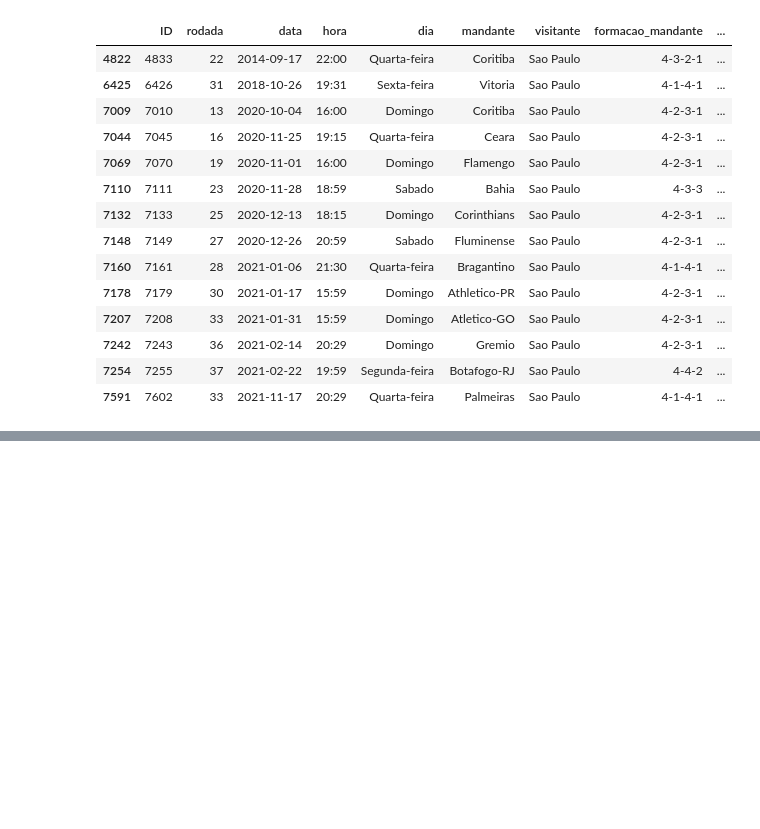
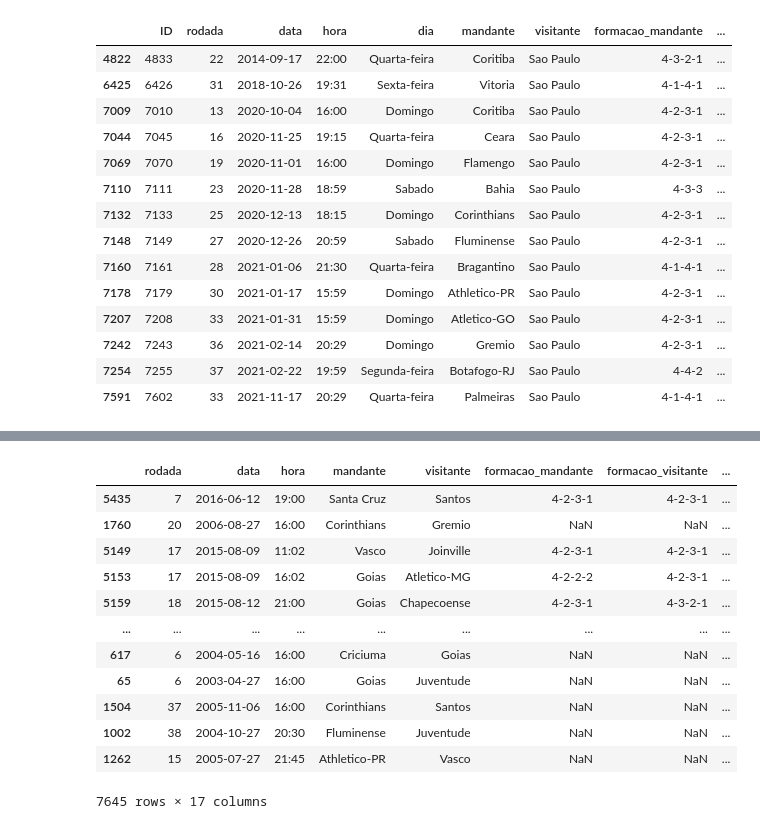
Before and after one commit to LeonardoHyppolito/Estudos, a Jupyter notebook: analise_com_pandas.ipynb, the cells around one changed output, grey strips where cells are left out. Drawn from its saved outputs; the diff is of its cells as text; code cells hidden in the pictures; blank space fills up the shorter version.

```diff
--- a/analise_com_pandas.ipynb
+++ b/analise_com_pandas.ipynb
@@ -750,0 +1129,3 @@ formacao4_4_2
+# %%
+# Logo para salvar a informação passamos:
+df.drop(columns= "ID", inplace= True)
@@ -750,0 +1142,3 @@ formacao4_4_2
+# %%
+# Uma outra possibilidade é excluirmos mais de uma coluna em uma mesma linha de código. Para isso, utilizamos as listas.
+df.drop(columns= ["dia", "arena"], inplace= True)
@@ -750,0 +1169,5 @@ formacao4_4_2
+# %%
+# Adicionar novas colunas pode ser bastante interessante, para uma análise, podemos, por exemplo, criar uma coluna com uma condicional, neste conjunto de
+#dados, poderíamos criar uma coluna mandante_vencedor, sempre que o mandante_placar fosse maior que o visitante_placar.
+df['país'] = "Brasil"
+#Dessa maneira. o df vai buscar uma coluna chamada pais, não encontrará, e criará uma.
@@ -750,0 +1188,3 @@ formacao4_4_2
+# %%
+# Agora tudo começa a ficar interessante, vamos criar uma coluna que conte quantos gols tem na partida.
+df["gols_partida"] = df["mandante_placar"] + df["visitante_placar"]
@@ -750,0 +1285,17 @@ formacao4_4_2
+# %%
+# Uma maneira mais visual de realizar a mesma coisa, é utilizando o parâmetro by, deste método:
+df.sort_values(by="mandante_placar") # by escolhe a coluna, e organiza em ordem crescente por default
+# %% [output]
+|  | rodada | data | hora | mandante | visitante | formacao_mandante | formacao_visitante | ... |
+| 5435 | 7 | 2016-06-12 | 19:00 | Santa Cruz | Santos | 4-2-3-1 | 4-2-3-1 | ... |
+| 1760 | 20 | 2006-08-27 | 16:00 | Corinthians | Gremio | NaN | NaN | ... |
+| 5149 | 17 | 2015-08-09 | 11:02 | Vasco | Joinville | 4-2-3-1 | 4-2-3-1 | ... |
+| 5153 | 17 | 2015-08-09 | 16:02 | Goias | Atletico-MG | 4-2-2-2 | 4-2-3-1 | ... |
+| 5159 | 18 | 2015-08-12 | 21:00 | Goias | Chapecoense | 4-2-3-1 | 4-3-2-1 | ... |
+| ... | ... | ... | ... | ... | ... | ... | ... | ... |
+| 617 | 6 | 2004-05-16 | 16:00 | Criciuma | Goias | NaN | NaN | ... |
+| 65 | 6 | 2003-04-27 | 16:00 | Goias | Juventude | NaN | NaN | ... |
+| 1504 | 37 | 2005-11-06 | 16:00 | Corinthians | Santos | NaN | NaN | ... |
+| 1002 | 38 | 2004-10-27 | 20:30 | Fluminense | Juventude | NaN | NaN | ... |
+| 1262 | 15 | 2005-07-27 | 21:45 | Athletico-PR | Vasco | NaN | NaN | ... |
+7645 rows × 17 columns
```
Also changed, not shown: parts of 87 cells of this notebook.
